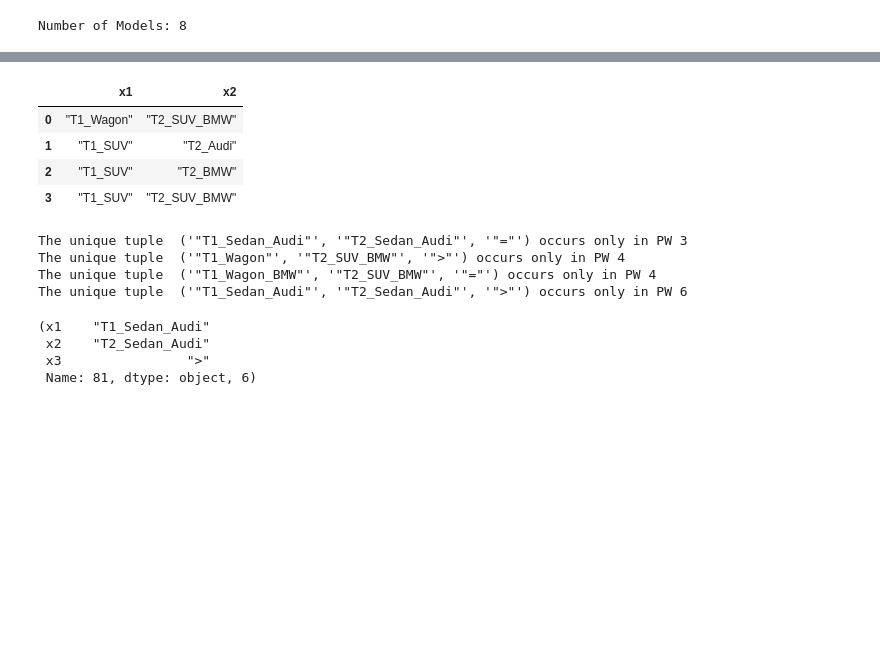
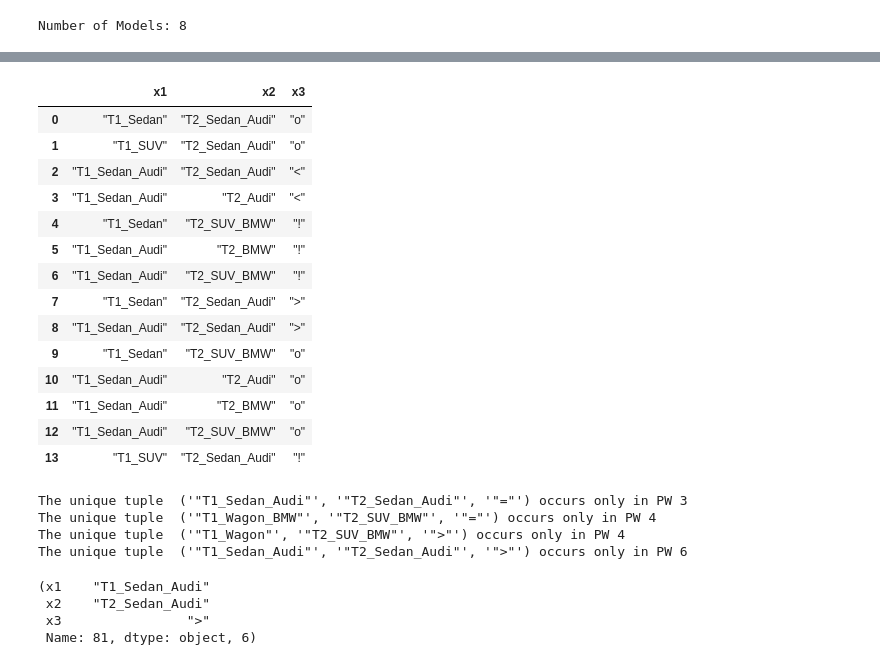
Before and after one commit to idaks/LeanEuler, a Jupyter notebook: lean_euler.ipynb, the cells around one changed output, grey strips where cells are left out. Cells and saved outputs as stored; diff of their text form; code cells hidden in the pictures; blank space fills up the shorter version.

```diff
--- a/lean_euler.ipynb
+++ b/lean_euler.ipynb
@@ -160,20 +172,30 @@ import pd_query
 # %%
-pd_query.difference_both_ways_panda(col_names=['x1', 'x2'],
+PWEQuery.difference_both_ways(col_names=['x1', 'x2', 'x3'],
                                     dfs=dfs, do_print=False,
-                                    pw_id_1=4, pw_id_2=5,
-                                    relations=rels, rl_id=5)
+                                    pw_id_1=5, pw_id_2=6,
+                                    relations=rels, rl_id=3)
 # %% [output]
-|  | x1 | x2 |
-| 0 | "T1_Wagon" | "T2_SUV_BMW" |
-| 1 | "T1_SUV" | "T2_Audi" |
-| 2 | "T1_SUV" | "T2_BMW" |
-| 3 | "T1_SUV" | "T2_SUV_BMW" |
+|  | x1 | x2 | x3 |
+| 0 | "T1_Sedan" | "T2_Sedan_Audi" | "o" |
+| 1 | "T1_SUV" | "T2_Sedan_Audi" | "o" |
+| 2 | "T1_Sedan_Audi" | "T2_Sedan_Audi" | "<" |
+| 3 | "T1_Sedan_Audi" | "T2_Audi" | "<" |
+| 4 | "T1_Sedan" | "T2_SUV_BMW" | "!" |
+| 5 | "T1_Sedan_Audi" | "T2_BMW" | "!" |
+| 6 | "T1_Sedan_Audi" | "T2_SUV_BMW" | "!" |
+| 7 | "T1_Sedan" | "T2_Sedan_Audi" | ">" |
+| 8 | "T1_Sedan_Audi" | "T2_Sedan_Audi" | ">" |
+| 9 | "T1_Sedan" | "T2_SUV_BMW" | "o" |
+| 10 | "T1_Sedan_Audi" | "T2_Audi" | "o" |
+| 11 | "T1_Sedan_Audi" | "T2_BMW" | "o" |
+| 12 | "T1_Sedan_Audi" | "T2_SUV_BMW" | "o" |
+| 13 | "T1_SUV" | "T2_Sedan_Audi" | "!" |
 # %%
-unique_tuples = pd_query.unique_tuples_panda(relations=rels, col_names=['x1','x2','x3'], dfs=dfs, do_print=True, expected_pws=len(pws), rl_id=3)
+unique_tuples = PWEQuery.unique_tuples(relations=rels, col_names=['x1','x2','x3'], dfs=dfs, do_print=True, expected_pws=len(pws), rl_id=3)
 # %% [output]
 The unique tuple  ('"T1_Sedan_Audi"', '"T2_Sedan_Audi"', '"="') occurs only in PW 3
+The unique tuple  ('"T1_Wagon_BMW"', '"T2_SUV_BMW"', '"="') occurs only in PW 4
 The unique tuple  ('"T1_Wagon"', '"T2_SUV_BMW"', '">"') occurs only in PW 4
-The unique tuple  ('"T1_Wagon_BMW"', '"T2_SUV_BMW"', '"="') occurs only in PW 4
 The unique tuple  ('"T1_Sedan_Audi"', '"T2_Sedan_Audi"', '">"') occurs only in PW 6
 # %%
 unique_tuples[3]
```
Also changed, not shown: parts of 10 cells of this notebook.
